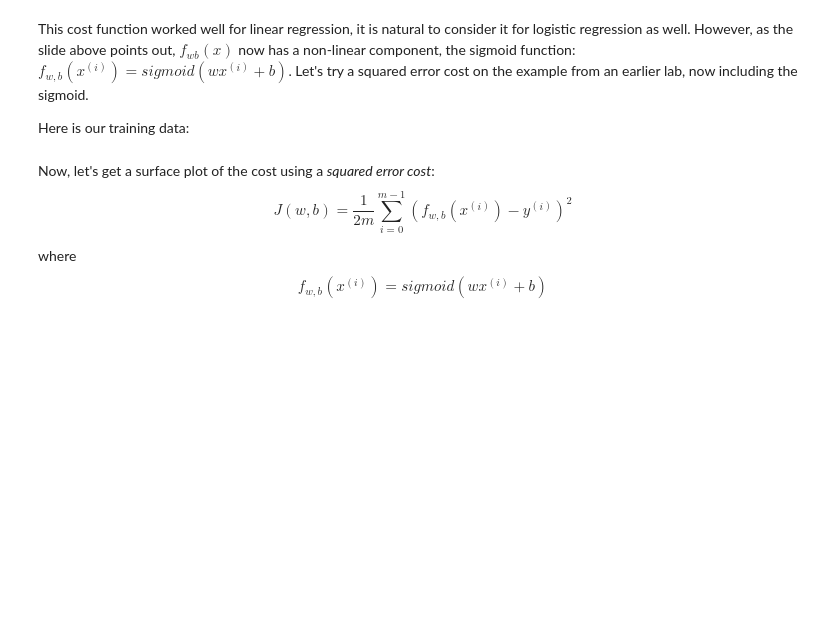
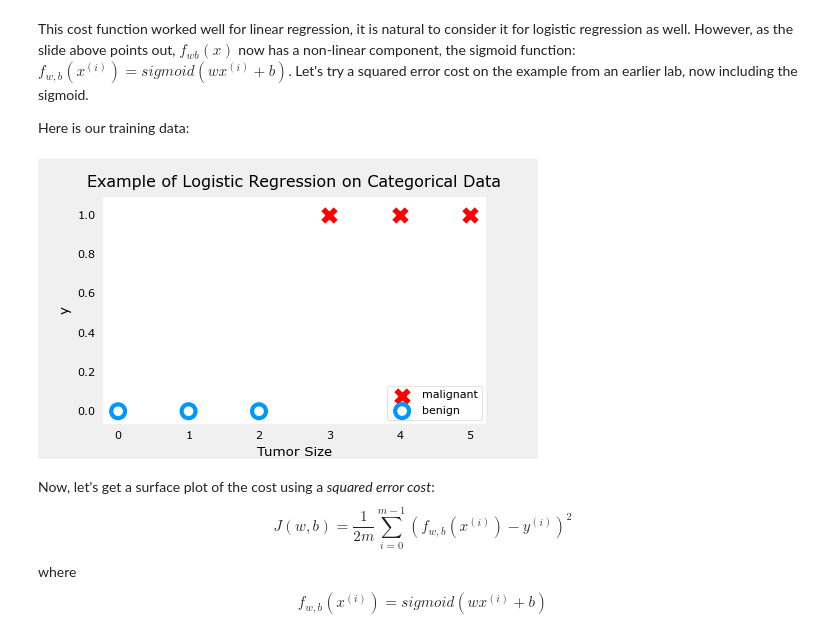
Before and after one commit to ICEY12YX/DEEP_LEARNING, a Jupyter notebook: 05_machine_learning/supervised_machine_learning_regression_and_classification/week03/C1_W3_Lab04_LogisticLoss_Soln.ipynb, the cells around one changed output. Drawn from its saved outputs; the diff is of its cells as text; code cells hidden in the pictures; blank space fills up the shorter version.

```diff
--- a/05_machine_learning/supervised_machine_learning_regression_and_classification/week03/C1_W3_Lab04_LogisticLoss_Soln.ipynb
+++ b/05_machine_learning/supervised_machine_learning_regression_and_classification/week03/C1_W3_Lab04_LogisticLoss_Soln.ipynb
@@ -6,11 +6,17 @@ In this ungraded lab, you will:
 - explore the logistic loss function
 # %%
 import numpy as np
+
 %matplotlib widget
 import matplotlib.pyplot as plt
-from plt_logistic_loss import  plt_logistic_cost, plt_two_logistic_loss_curves, plt_simple_example
+from plt_logistic_loss import (
+    plt_logistic_cost,
+    plt_two_logistic_loss_curves,
+    plt_simple_example,
+)
 from plt_logistic_loss import soup_bowl, plt_logistic_squared_error
-plt.style.use('./deeplearning.mplstyle')
+
+plt.style.use("../../deeplearning.mplstyle")
 # %% [markdown]
 ## Squared error for logistic regression?
 <img align="left" src="./images/C1_W3_SqErrorVsLogistic.png"     style=" width:400px; padding: 10px; " > Recall for **Linear** Regression we have used the **squared error cost function**:
@@ -28,9 +36,11 @@ This cost function worked well for linear regression, it is natural to consider
 
 Here is our training data:
 # %%
-x_train = np.array([0., 1, 2, 3, 4, 5],dtype=np.longdouble)
-y_train = np.array([0,  0, 0, 1, 1, 1],dtype=np.longdouble)
+x_train = np.array([0.0, 1, 2, 3, 4, 5], dtype=np.longdouble)
+y_train = np.array([0, 0, 0, 1, 1, 1], dtype=np.longdouble)
 plt_simple_example(x_train, y_train)
+# %% [output]
+[figure, added]
 # %% [markdown]
 Now, let's get a surface plot of the cost using a *squared error cost*:
   $$J(w,b) = \frac{1}{2m} \sum\limits_{i = 0}^{m-1} (f_{w,b}(x^{(i)}) - y^{(i)})^2 $$
```
Also changed, not shown: parts of 4 cells of this notebook, 47 other files.
